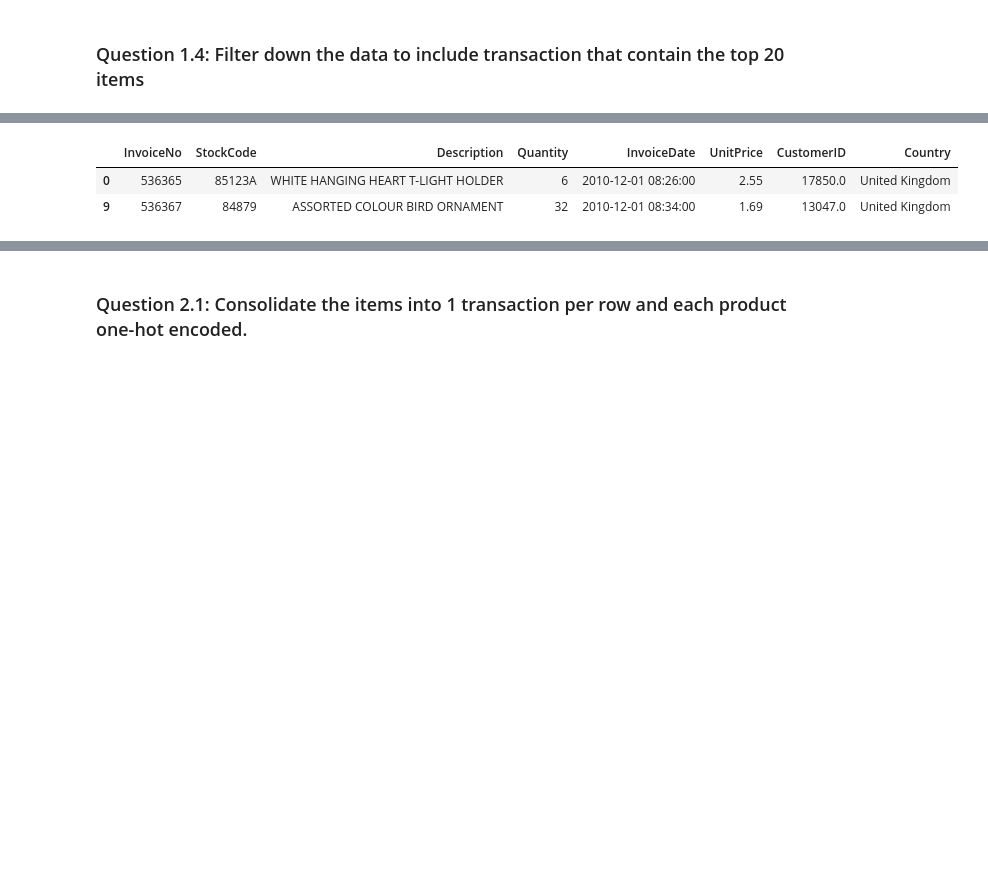
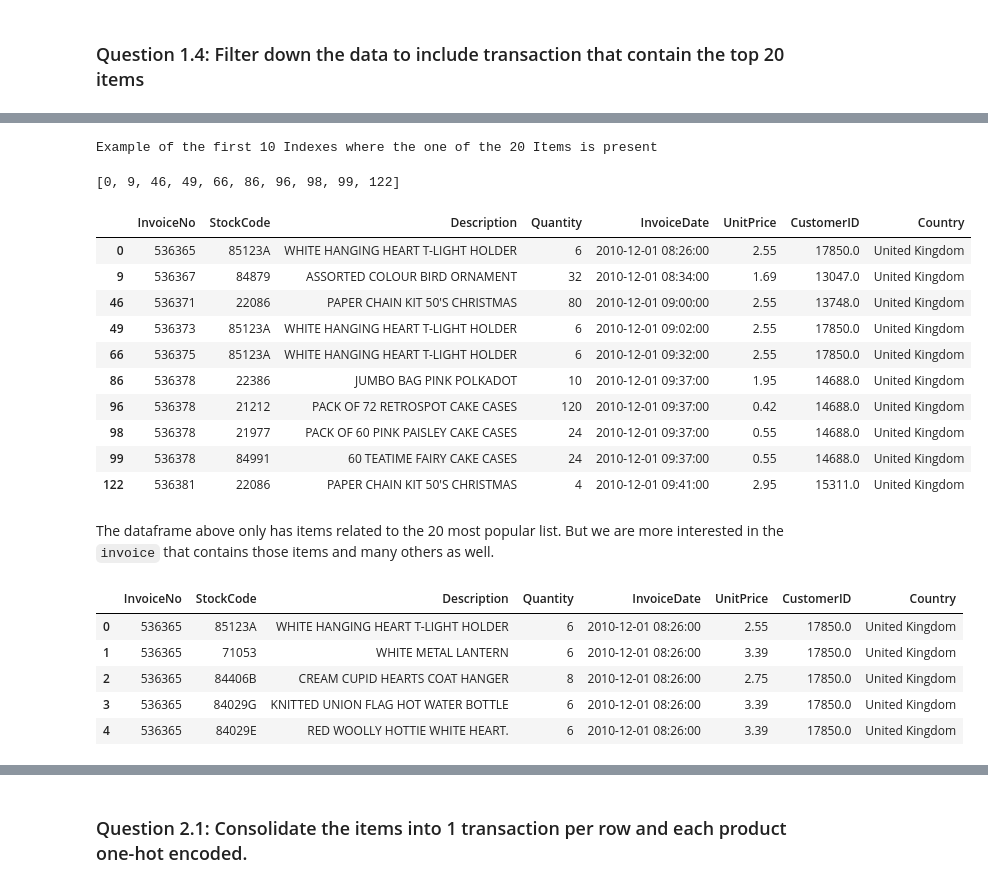
Before and after one commit to rodolfolermacontreras/ML_1_Assignment_10_Updated, a Jupyter notebook: MLEARN510-Lesson10-RodolfoLerma.ipynb, the cells around one changed output, grey strips where cells are left out. Cells and saved outputs as stored; diff of their text form; code cells hidden in the pictures; blank space fills up the shorter version.

```diff
--- a/MLEARN510-Lesson10-RodolfoLerma.ipynb
+++ b/MLEARN510-Lesson10-RodolfoLerma.ipynb
@@ -174,3 +196,29 @@ indices_list = indexes.tolist()
+# %%
+#Code to filter the original dataframe to one containing the 20 most relevant items
+first_20_list = data_sum_sorted['StockCode'].head(20).to_list() #Getting a list with the StockCode of the 20 most popular items
+data1 = data.copy()
+first_20 = data1['StockCode'].isin(first_20_list) #Boolean list if the item is present in the dataframe
+index = data1.index
+indexes = index[first_20] #Getting the indexes of the dataframe where these 20 items are present
+indices_list = indexes.tolist() #Getting those indexes to a list
+print('Example of the first 10 Indexes where the one of the 20 Items is present')
+indices_list[:10]
+# %% [output]
+Example of the first 10 Indexes where the one of the 20 Items is present
+[0, 9, 46, 49, 66, 86, 96, 98, 99, 122]
 # %%
-#Data Frame where the StockCode is present
-data_20 = data.loc[indices_list]
+#Data Frame where the StockCode is present for the 20 most popular items
+data_20 = data1.loc[indices_list]
+data_20.head(10)
+# %% [output]
+|  | InvoiceNo | StockCode | Description | Quantity | InvoiceDate | UnitPrice | CustomerID | Country |
+| 0 | 536365 | 85123A | WHITE HANGING HEART T-LIGHT HOLDER | 6 | 2010-12-01 08:26:00 | 2.55 | 17850.0 | United Kingdom |
+| 9 | 536367 | 84879 | ASSORTED COLOUR BIRD ORNAMENT | 32 | 2010-12-01 08:34:00 | 1.69 | 13047.0 | United Kingdom |
+| 46 | 536371 | 22086 | PAPER CHAIN KIT 50'S CHRISTMAS | 80 | 2010-12-01 09:00:00 | 2.55 | 13748.0 | United Kingdom |
+| 49 | 536373 | 85123A | WHITE HANGING HEART T-LIGHT HOLDER | 6 | 2010-12-01 09:02:00 | 2.55 | 17850.0 | United Kingdom |
+| 66 | 536375 | 85123A | WHITE HANGING HEART T-LIGHT HOLDER | 6 | 2010-12-01 09:32:00 | 2.55 | 17850.0 | United Kingdom |
+| 86 | 536378 | 22386 | JUMBO BAG PINK POLKADOT | 10 | 2010-12-01 09:37:00 | 1.95 | 14688.0 | United Kingdom |
+| 96 | 536378 | 21212 | PACK OF 72 RETROSPOT CAKE CASES | 120 | 2010-12-01 09:37:00 | 0.42 | 14688.0 | United Kingdom |
+| 98 | 536378 | 21977 | PACK OF 60 PINK PAISLEY CAKE CASES | 24 | 2010-12-01 09:37:00 | 0.55 | 14688.0 | United Kingdom |
+| 99 | 536378 | 84991 | 60 TEATIME FAIRY CAKE CASES | 24 | 2010-12-01 09:37:00 | 0.55 | 14688.0 | United Kingdom |
+| 122 | 536381 | 22086 | PAPER CHAIN KIT 50'S CHRISTMAS | 4 | 2010-12-01 09:41:00 | 2.95 | 15311.0 | United Kingdom |
@@ -184,0 +225,2 @@ indices_list_invoice = indexes.tolist()
+# %% [markdown]
+The dataframe above only has items related to the 20 most popular list. But we are more interested in the `invoice` that contains those items and many others as well.
@@ -185,8 +236,11 @@ indices_list_invoice = indexes.tolist()
 # %%
 # Data Frame with invoice includes at least one of the 20 items
 data_invoice_20 = data.loc[indices_list_invoice]
-data_invoice_20.head(2)
+data_invoice_20.head(5)
 # %% [output]
 |  | InvoiceNo | StockCode | Description | Quantity | InvoiceDate | UnitPrice | CustomerID | Country |
 | 0 | 536365 | 85123A | WHITE HANGING HEART T-LIGHT HOLDER | 6 | 2010-12-01 08:26:00 | 2.55 | 17850.0 | United Kingdom |
-| 9 | 536367 | 84879 | ASSORTED COLOUR BIRD ORNAMENT | 32 | 2010-12-01 08:34:00 | 1.69 | 13047.0 | United Kingdom |
+| 1 | 536365 | 71053 | WHITE METAL LANTERN | 6 | 2010-12-01 08:26:00 | 3.39 | 17850.0 | United Kingdom |
+| 2 | 536365 | 84406B | CREAM CUPID HEARTS COAT HANGER | 8 | 2010-12-01 08:26:00 | 2.75 | 17850.0 | United Kingdom |
+| 3 | 536365 | 84029G | KNITTED UNION FLAG HOT WATER BOTTLE | 6 | 2010-12-01 08:26:00 | 3.39 | 17850.0 | United Kingdom |
+| 4 | 536365 | 84029E | RED WOOLLY HOTTIE WHITE HEART. | 6 | 2010-12-01 08:26:00 | 3.39 | 17850.0 | United Kingdom |
```
Also changed, not shown: parts of 45 cells of this notebook.
